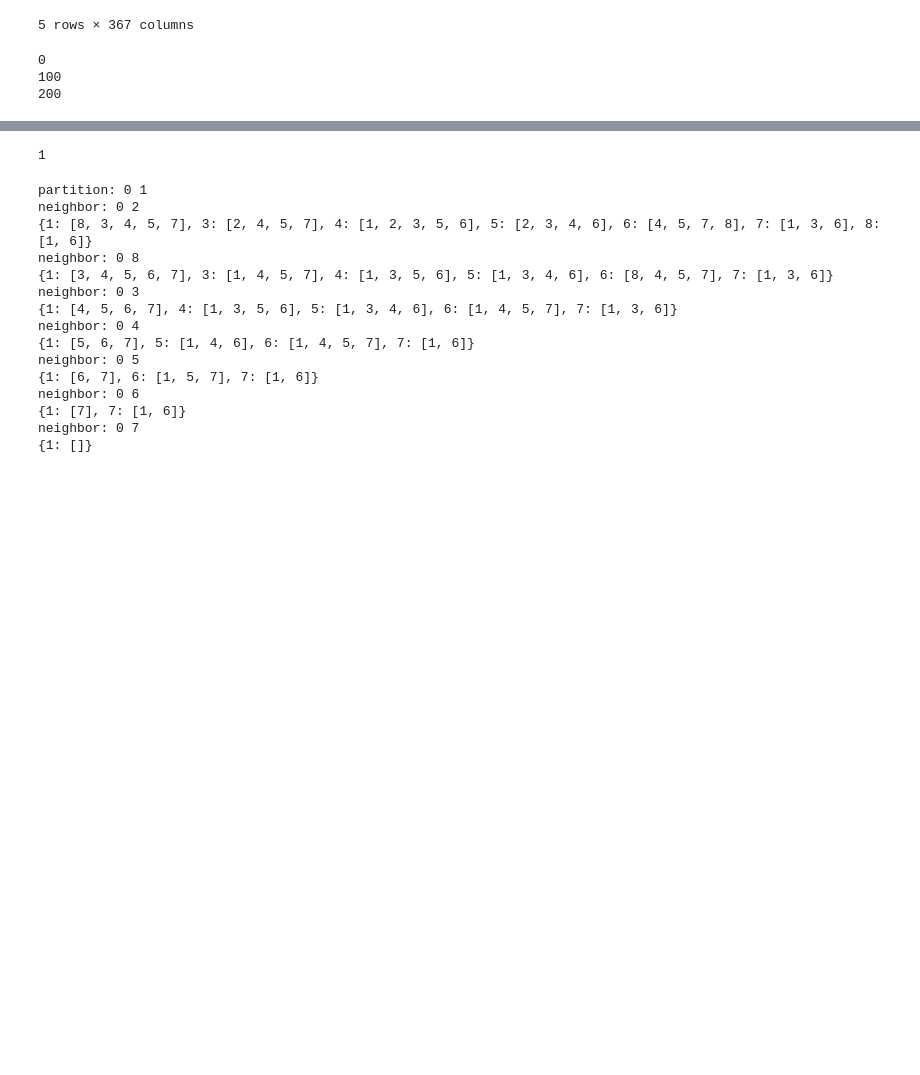
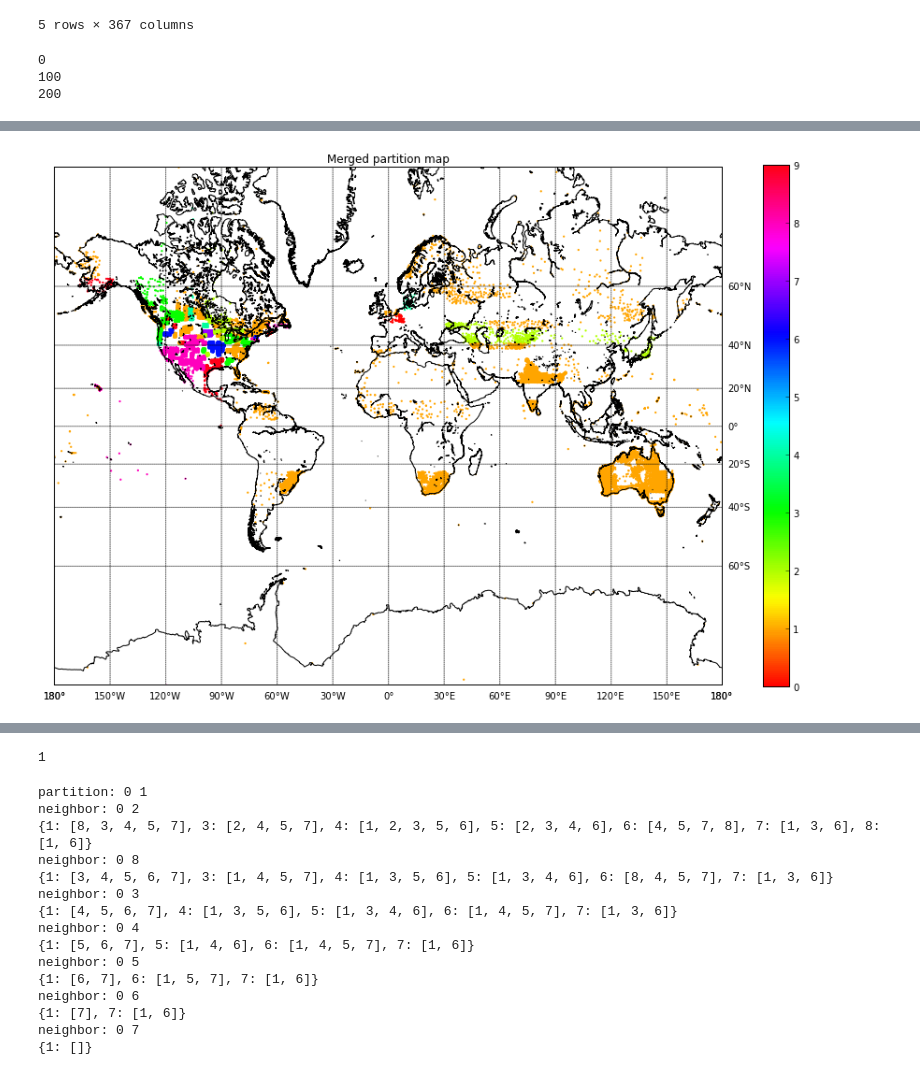
Before and after one commit to woerns/UCSD_BigData, a Jupyter notebook: notebooks/weather_analysis/weather_analysis_merging.ipynb, the cells around one changed output, grey strips where cells are left out. Saved outputs shown, nothing was run; the diff lists cells and outputs as text; code cells hidden in the pictures; blank space fills up the shorter version.

```diff
--- a/notebooks/weather_analysis/weather_analysis_merging.ipynb
+++ b/notebooks/weather_analysis/weather_analysis_merging.ipynb
@@ -352,0 +392,5 @@ LinAlgError: SVD did not converge
+# %%
+partitionID_merged = partitionID
+for i in xrange(len(partitionID_merged)):
+    p = partitionID_merged[i]
+    partitionID_merged[i] = merged_graph[p]
@@ -352,0 +419,4 @@ LinAlgError: SVD did not converge
+# %%
+plot_partitions(partitionID_merged,lons,lats)
+# %% [output]
+[figure, added]
```
Also changed, not shown: parts of 18 cells of this notebook, 3 other files.
